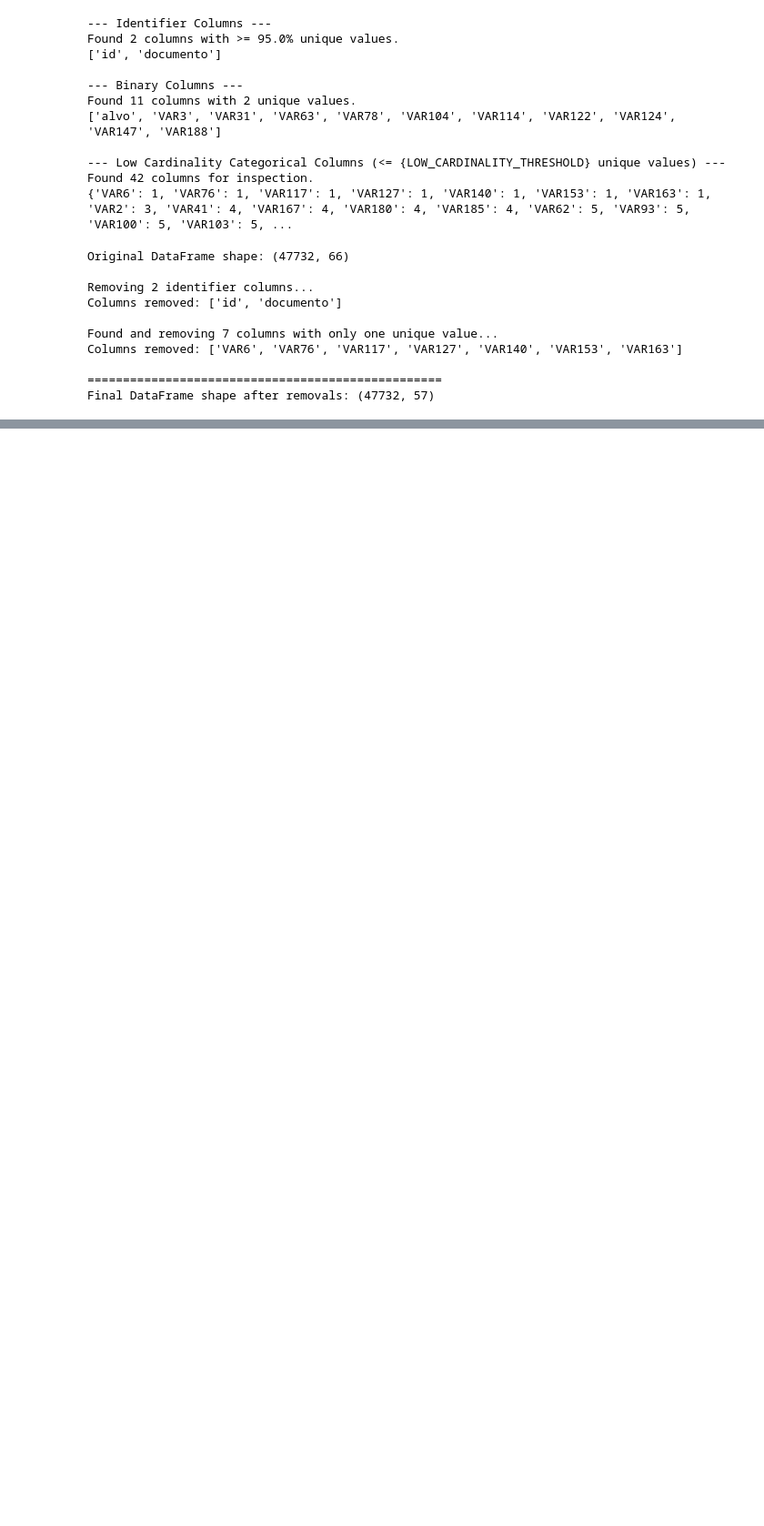
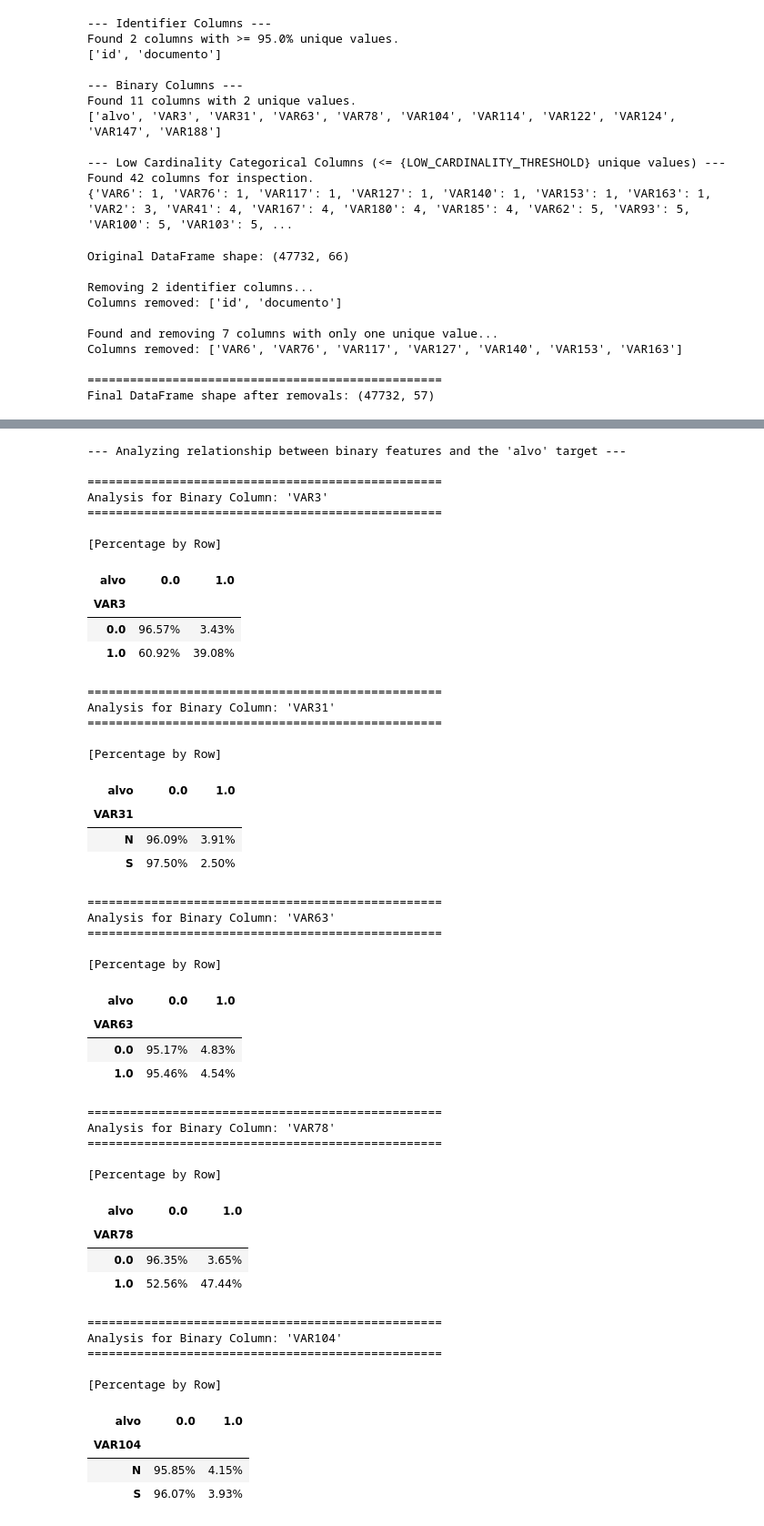
Before and after one commit to RenatoNogFer/Project-4, a Jupyter notebook: main.ipynb, the cells around one changed output, grey strips where cells are left out. Shown at 91% size. Saved outputs shown, nothing was run; the diff lists cells and outputs as text; code cells hidden in the pictures; blank space fills up the shorter version.

```diff
--- a/main.ipynb
+++ b/main.ipynb
@@ -384,0 +432,69 @@ Final DataFrame shape after removals: (47732, 57)
+# %%
+if 'data_frame' not in locals() or 'binary_cols' not in locals():
+    print("Error: Required variables ('data_frame', 'binary_cols') not found. Please run the previous cells first.")
+elif 'alvo' not in data_frame.columns:
+    print("Error: The target column 'alvo' was not found in the DataFrame.")
+else:
+    print("--- Analyzing relationship between binary features and the 'alvo' target ---")
+
+    for col in binary_cols:
+        # We don't want to cross-tab the target with itself
+        if col == 'alvo':
+            continue
+
+        print(f"\n" + "="*50)
+        print(f"Analysis for Binary Column: '{col}'")
+        print("="*50)
+
+        # Crosstab with percentages
+        print("\n[Percentage by Row]")
+        crosstab_perc = pd.crosstab(data_frame[col], data_frame['alvo'], normalize='index') * 100
+        display(crosstab_perc.map('{:.2f}%'.format))
+# %% [output]
+--- Analyzing relationship between binary features and the 'alvo' target ---
+
+==================================================
+Analysis for Binary Column: 'VAR3'
+==================================================
+
+[Percentage by Row]
+| alvo | 0.0 | 1.0 |
+| VAR3 |  |  |
+| 0.0 | 96.57% | 3.43% |
+| 1.0 | 60.92% | 39.08% |
+==================================================
+Analysis for Binary Column: 'VAR31'
+==================================================
+
+[Percentage by Row]
+| alvo | 0.0 | 1.0 |
+| VAR31 |  |  |
+| N | 96.09% | 3.91% |
+| S | 97.50% | 2.50% |
+==================================================
+Analysis for Binary Column: 'VAR63'
+==================================================
+
+[Percentage by Row]
+| alvo | 0.0 | 1.0 |
+| VAR63 |  |  |
+| 0.0 | 95.17% | 4.83% |
+| 1.0 | 95.46% | 4.54% |
+==================================================
+Analysis for Binary Column: 'VAR78'
+==================================================
+
+[Percentage by Row]
+| alvo | 0.0 | 1.0 |
+| VAR78 |  |  |
+| 0.0 | 96.35% | 3.65% |
+| 1.0 | 52.56% | 47.44% |
+==================================================
+Analysis for Binary Column: 'VAR104'
+==================================================
+
+[Percentage by Row]
+| alvo | 0.0 | 1.0 |
+| VAR104 |  |  |
+| N | 95.85% | 4.15% |
+| S | 96.07% | 3.93% |
```
Also changed, not shown: parts of 10 cells of this notebook.
